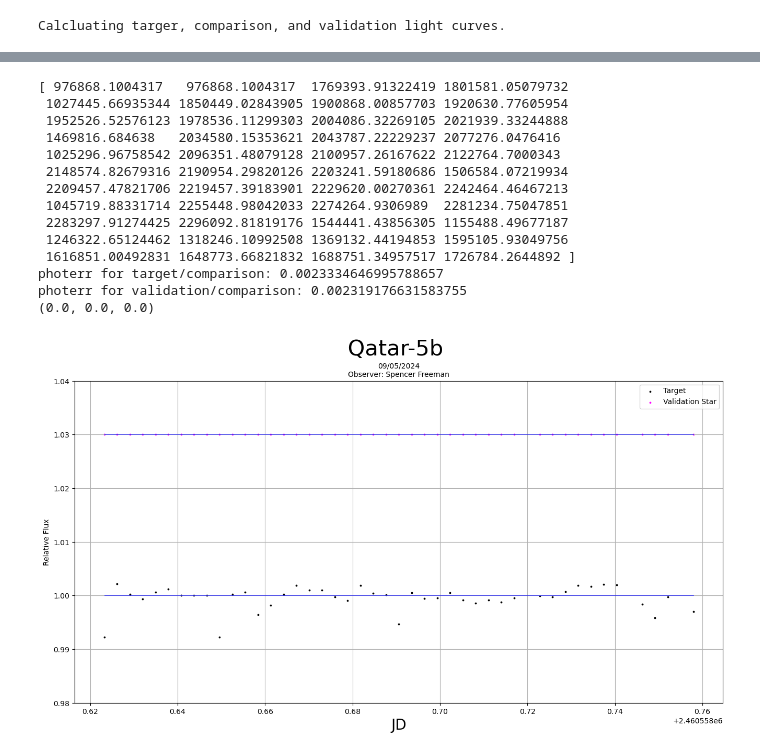
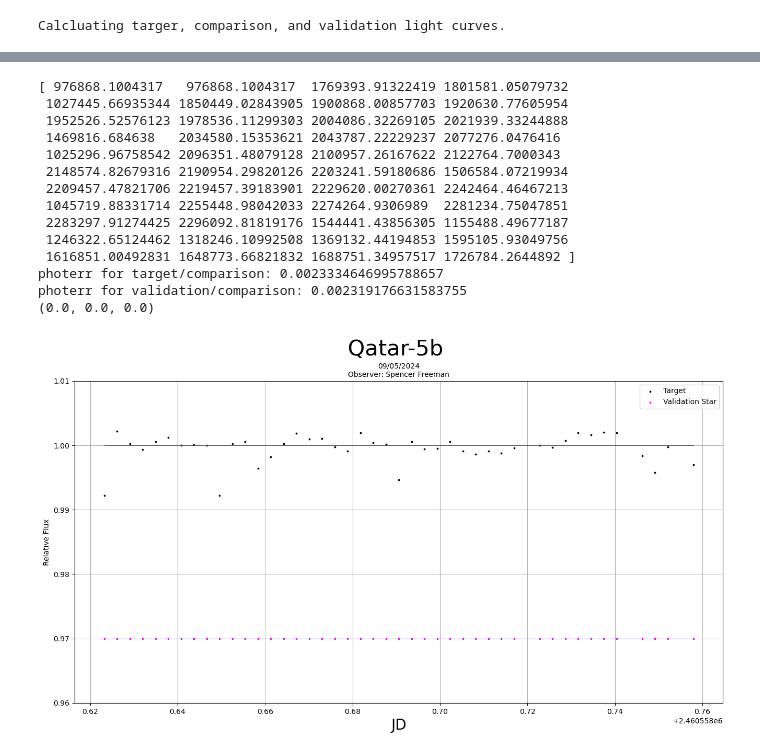
Before and after one commit to spencermfreeman/Astro_Fits_Pipeline, a Jupyter notebook: notebooks/photometry.ipynb, the cells around one changed output, grey strips where cells are left out. Saved outputs shown, nothing was run; the diff lists cells and outputs as text; code cells hidden in the pictures.

```diff
--- a/notebooks/photometry.ipynb
+++ b/notebooks/photometry.ipynb
@@ -690,34 +690,34 @@ tmpx=[np.min(target_lc[0,:]),np.max(target_lc[0,:])]
 
 ###plotting
 transit_name = "  Qatar-5b"
 date = "09/05/2024"
 observer_name = "Spencer Freeman"
 plt.figure(figsize=(16,8))
 plt.scatter(target_lc[0,:],rlc_targ/norm_targ,color='black', marker='o',s=3,label="Target")
-plt.scatter(target_lc[0,:],rlc_vali/norm_vali+0.03,color='magenta', marker='o',s=3, label="Validation Star")
+plt.scatter(target_lc[0,:],rlc_vali/norm_vali-0.03,color='magenta', marker='o',s=3, label="Validation Star")
 plt.plot(tmpx,[1.0,1.0],'b-',linewidth=.5)
-plt.plot(tmpx,[1.03,1.03],'b-',linewidth=.5)
-plt.ylim([0.98,1.04])
+plt.plot(tmpx,[.97,.97],'b-',linewidth=.5)
+plt.ylim([0.96,1.01])
 plt.xlabel('JD',fontsize=20)
 plt.ylabel("Relative Flux")
 plt.grid(True)
 plt.suptitle(f"{transit_name}", fontsize=30)
 plt.title(f"{date}\nObserver: {observer_name}", fontsize=10)
 plt.legend()
 print(sigma_clipped_stats(2.5*np.log10(rlc_vali),sigma=3,maxiters=3))
 # %% [output]
 [ 976868.1004317   976868.1004317  1769393.91322419 1801581.05079732
  1027445.66935344 1850449.02843905 1900868.00857703 1920630.77605954
  1952526.52576123 1978536.11299303 2004086.32269105 2021939.33244888
  1469816.684638   2034580.15353621 2043787.22229237 2077276.0476416
  1025296.96758542 2096351.48079128 2100957.26167622 2122764.7000343
  2148574.82679316 2190954.29820126 2203241.59180686 1506584.07219934
  2209457.47821706 2219457.39183901 2229620.00270361 2242464.46467213
  1045719.88331714 2255448.98042033 2274264.9306989  2281234.75047851
  2283297.91274425 2296092.81819176 1544441.43856305 1155488.49677187
  1246322.65124462 1318246.10992508 1369132.44194853 1595105.93049756
  1616851.00492831 1648773.66821832 1688751.34957517 1726784.2644892 ]
 photerr for target/comparison: 0.0023334646995788657
 photerr for validation/comparison: 0.002319176631583755
 (0.0, 0.0, 0.0)
-[figure, old version]
+[figure, new version]
```
